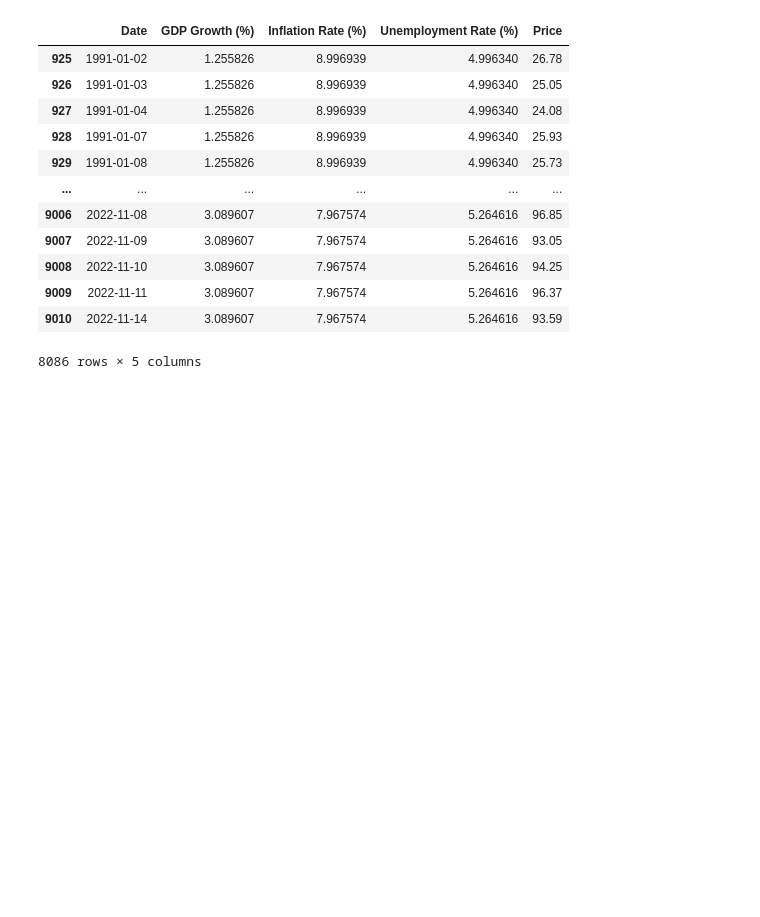
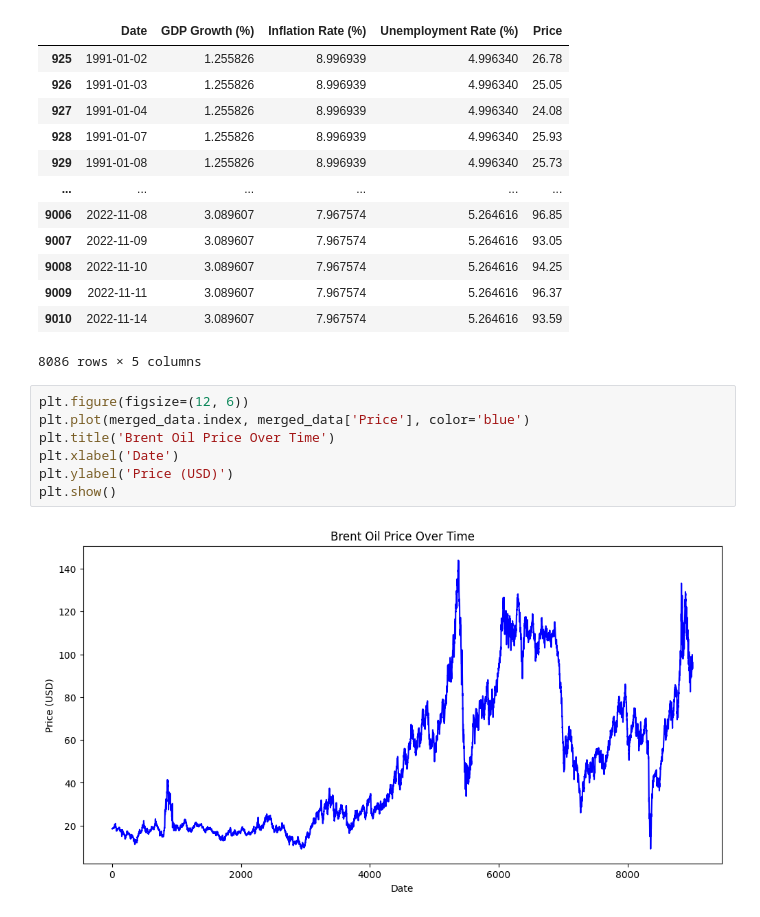
Before and after one commit to fro-su/Birhan_Energies, a Jupyter notebook: notebooks/time_series_analysis.ipynb, the cells around one changed output. Saved outputs shown, nothing was run; the diff lists cells and outputs as text; blank space fills up the shorter version.

Commit message:
plot Brent Oil Price Over Time

```diff
--- a/notebooks/time_series_analysis.ipynb
+++ b/notebooks/time_series_analysis.ipynb
@@ -138,3 +138,12 @@ data
 | 9009 | 2022-11-11 | 3.089607 | 7.967574 | 5.264616 | 96.37 |
 | 9010 | 2022-11-14 | 3.089607 | 7.967574 | 5.264616 | 93.59 |
 8086 rows × 5 columns
+# %%
+plt.figure(figsize=(12, 6))
+plt.plot(merged_data.index, merged_data['Price'], color='blue')
+plt.title('Brent Oil Price Over Time')
+plt.xlabel('Date')
+plt.ylabel('Price (USD)')
+plt.show()
+# %% [output]
+[figure, added]
```
